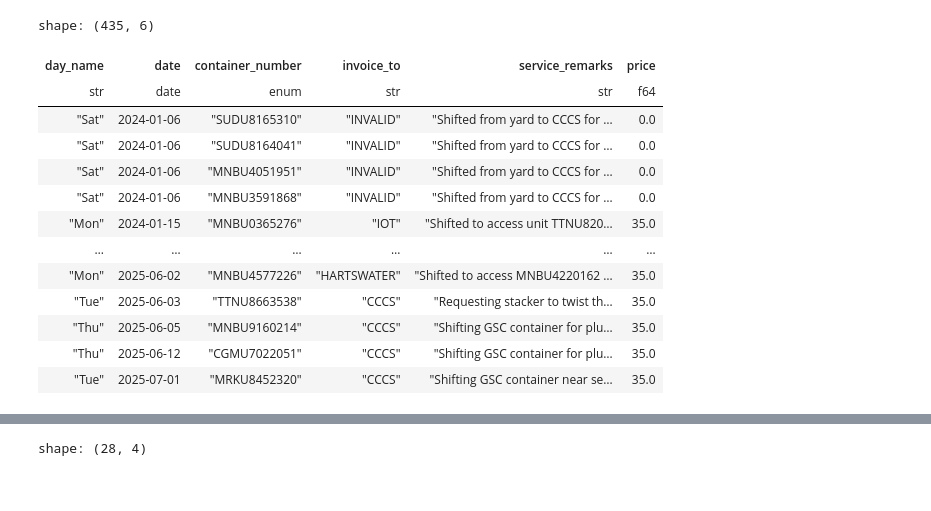
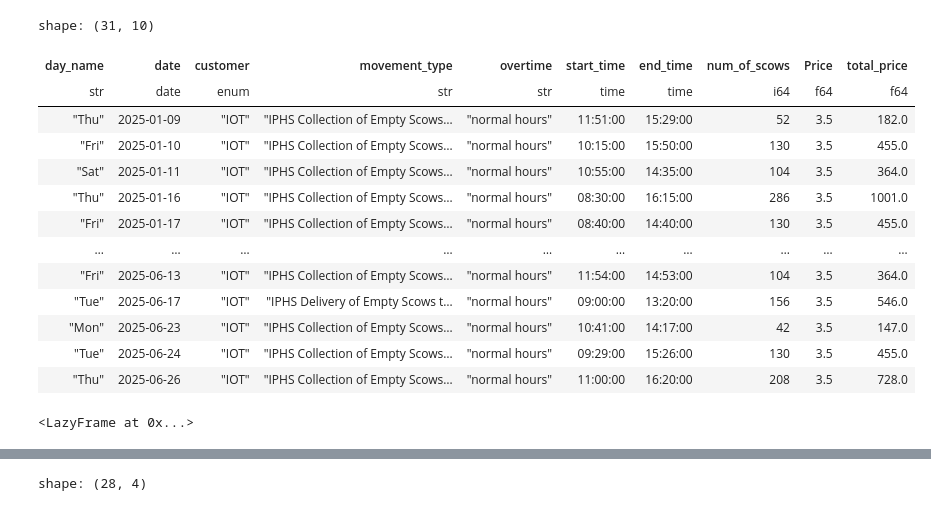
Before and after one commit to Attica-oss/attica_invoice, a Jupyter notebook: test.ipynb, the cells around one changed output, grey strips where cells are left out. Cells and saved outputs as stored; diff of their text form; code cells hidden in the pictures.

```diff
--- a/test.ipynb
+++ b/test.ipynb
@@ -10,19 +9,28 @@ WASHING = await load_gsheet_data(LOGISTICS_EFORM_ID,WASHING_SHEET)
 # %%
-df = await shifting()
-
+df = await empty_scows()
 df.collect()
 # %% [output]
-shape: (435, 6)
+shape: (31, 10)
-| day_name | date | container_number | invoice_to | service_remarks | price |
-| str | date | enum | str | str | f64 |
-| "Sat" | 2024-01-06 | "SUDU8165310" | "INVALID" | "Shifted from yard to CCCS for … | 0.0 |
-| "Sat" | 2024-01-06 | "SUDU8164041" | "INVALID" | "Shifted from yard to CCCS for … | 0.0 |
-| "Sat" | 2024-01-06 | "MNBU4051951" | "INVALID" | "Shifted from yard to CCCS for … | 0.0 |
-| "Sat" | 2024-01-06 | "MNBU3591868" | "INVALID" | "Shifted from yard to CCCS for … | 0.0 |
-| "Mon" | 2024-01-15 | "MNBU0365276" | "IOT" | "Shifted to access unit TTNU820… | 35.0 |
-| … | … | … | … | … | … |
-| "Mon" | 2025-06-02 | "MNBU4577226" | "HARTSWATER" | "Shifted to access MNBU4220162 … | 35.0 |
-| "Tue" | 2025-06-03 | "TTNU8663538" | "CCCS" | "Requesting stacker to twist th… | 35.0 |
-| "Thu" | 2025-06-05 | "MNBU9160214" | "CCCS" | "Shifting GSC container for plu… | 35.0 |
-| "Thu" | 2025-06-12 | "CGMU7022051" | "CCCS" | "Shifting GSC container for plu… | 35.0 |
-| "Tue" | 2025-07-01 | "MRKU8452320" | "CCCS" | "Shifting GSC container near se… | 35.0 |
+| day_name | date | customer | movement_type | overtime | start_time | end_time | num_of_scows | Price | total_price |
+| str | date | enum | str | str | time | time | i64 | f64 | f64 |
+| "Thu" | 2025-01-09 | "IOT" | "IPHS Collection of Empty Scows… | "normal hours" | 11:51:00 | 15:29:00 | 52 | 3.5 | 182.0 |
+| "Fri" | 2025-01-10 | "IOT" | "IPHS Collection of Empty Scows… | "normal hours" | 10:15:00 | 15:50:00 | 130 | 3.5 | 455.0 |
+| "Sat" | 2025-01-11 | "IOT" | "IPHS Collection of Empty Scows… | "normal hours" | 10:55:00 | 14:35:00 | 104 | 3.5 | 364.0 |
+| "Thu" | 2025-01-16 | "IOT" | "IPHS Collection of Empty Scows… | "normal hours" | 08:30:00 | 16:15:00 | 286 | 3.5 | 1001.0 |
+| "Fri" | 2025-01-17 | "IOT" | "IPHS Collection of Empty Scows… | "normal hours" | 08:40:00 | 14:40:00 | 130 | 3.5 | 455.0 |
+| … | … | … | … | … | … | … | … | … | … |
+| "Fri" | 2025-06-13 | "IOT" | "IPHS Collection of Empty Scows… | "normal hours" | 11:54:00 | 14:53:00 | 104 | 3.5 | 364.0 |
+| "Tue" | 2025-06-17 | "IOT" | "IPHS Delivery of Empty Scows t… | "normal hours" | 09:00:00 | 13:20:00 | 156 | 3.5 | 546.0 |
+| "Mon" | 2025-06-23 | "IOT" | "IPHS Collection of Empty Scows… | "normal hours" | 10:41:00 | 14:17:00 | 42 | 3.5 | 147.0 |
+| "Tue" | 2025-06-24 | "IOT" | "IPHS Collection of Empty Scows… | "normal hours" | 09:29:00 | 15:26:00 | 130 | 3.5 | 455.0 |
+| "Thu" | 2025-06-26 | "IOT" | "IPHS Collection of Empty Scows… | "normal hours" | 11:00:00 | 16:20:00 | 208 | 3.5 | 728.0 |
+# %%
+price = await get_price()
+
+forklift_price = price.filter(
+    pl.col("Service").eq("Forklift Scow Handling")
+).with_columns(Date=pl.col("Date").str.to_date(format="%d/%m/%Y"))
+
+forklift_price
+# %% [output]
+<LazyFrame at 0x...>
```
Also changed, not shown: parts of 7 cells of this notebook, 14 other files.
